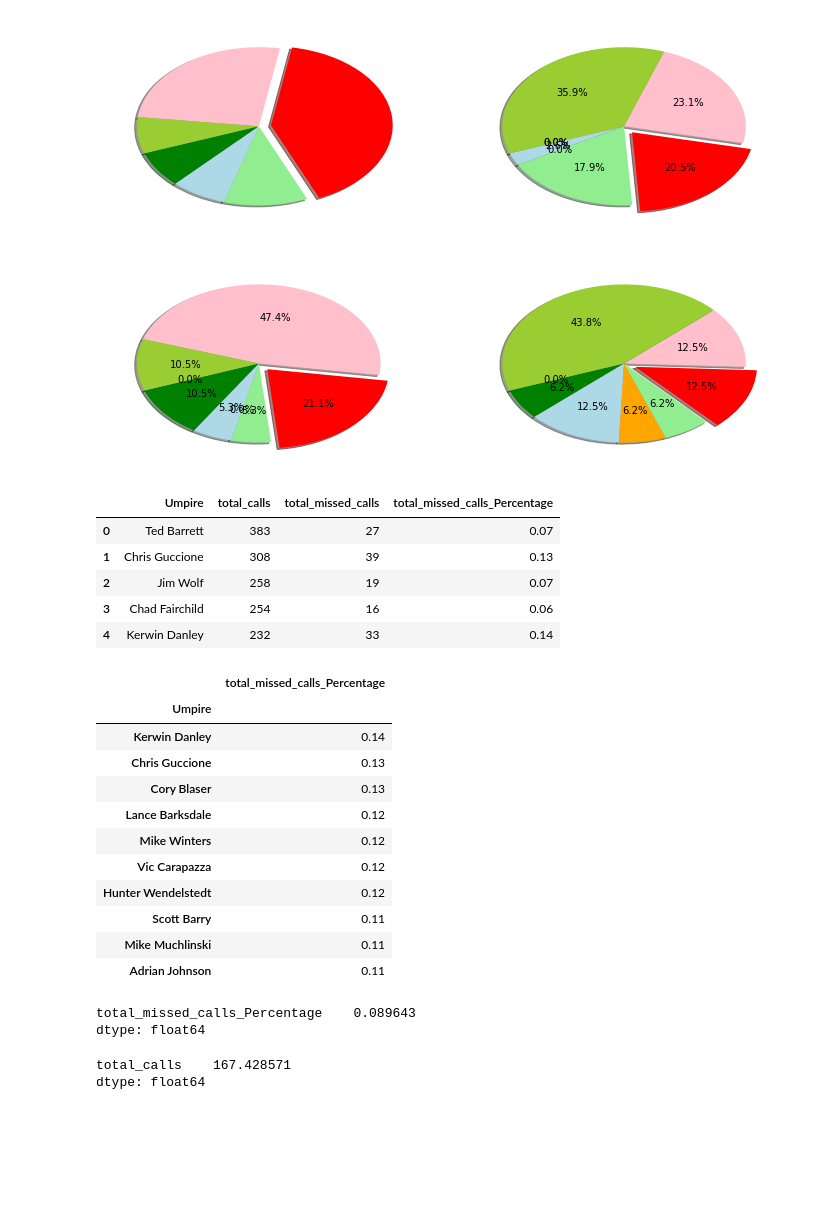
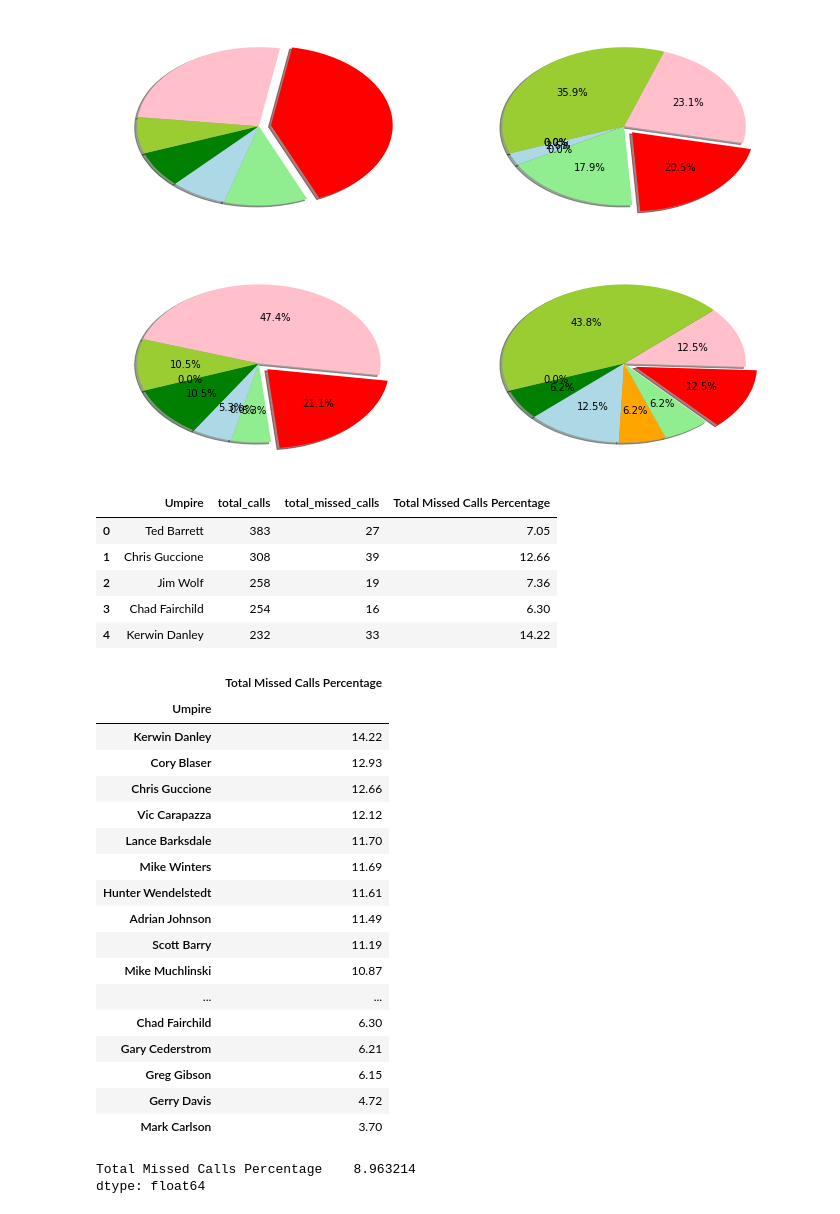
Before and after one commit to ForrestMcDougal/MLB-Postseason-Umpire-Analysis, a Jupyter notebook: Charts - NEW CHARTS.ipynb, the cells around one changed output. Saved outputs shown, nothing was run; the diff lists cells and outputs as text; code cells hidden in the pictures; blank space fills up the shorter version.

```diff
--- a/Charts - NEW CHARTS.ipynb
+++ b/Charts - NEW CHARTS.ipynb
@@ -1173,16 +1173,16 @@ total_and_bad_calls = pd.merge(total_calls_sum, bad_calls_sum, on="Umpire")
 
 
 # find the percentage of bad pitches to a field called "total_missed_calls_Percentage"
-umpire_percent_bad = round(total_and_bad_calls["total_missed_calls"]/total_and_bad_calls["total_calls"],2)
-total_and_bad_calls["total_missed_calls_Percentage"] = umpire_percent_bad
+umpire_percent_bad = round((total_and_bad_calls["total_missed_calls"]/total_and_bad_calls["total_calls"])*100,2)
+total_and_bad_calls["Total Missed Calls Percentage"] = umpire_percent_bad
 total_and_bad_calls.head()
 # %% [output]
-|  | Umpire | total_calls | total_missed_calls | total_missed_calls_Percentage |
-| 0 | Ted Barrett | 383 | 27 | 0.07 |
-| 1 | Chris Guccione | 308 | 39 | 0.13 |
-| 2 | Jim Wolf | 258 | 19 | 0.07 |
-| 3 | Chad Fairchild | 254 | 16 | 0.06 |
-| 4 | Kerwin Danley | 232 | 33 | 0.14 |
+|  | Umpire | total_calls | total_missed_calls | Total Missed Calls Percentage |
+| 0 | Ted Barrett | 383 | 27 | 7.05 |
+| 1 | Chris Guccione | 308 | 39 | 12.66 |
+| 2 | Jim Wolf | 258 | 19 | 7.36 |
+| 3 | Chad Fairchild | 254 | 16 | 6.30 |
+| 4 | Kerwin Danley | 232 | 33 | 14.22 |
 # %%
 ##### TOGGLE THESE TWO GROUPS (G1 and G2) to change the sort
 
@@ -1193,33 +1193,39 @@ total_and_bad_calls.head()
 # total_and_bad_calls_missed = total_and_bad_calls_missed.set_index("Umpire")
 
 # sort on % misscalls (G2)
-total_and_bad_calls_sort = total_and_bad_calls.sort_values("total_missed_calls_Percentage", ascending=False)
+total_and_bad_calls_sort = total_and_bad_calls.sort_values("Total Missed Calls Percentage", ascending=False)
 total_and_bad_calls_missed = pd.DataFrame(total_and_bad_calls_sort, columns=[
-                        "Umpire", "total_missed_calls_Percentage"])
+                        "Umpire", "Total Missed Calls Percentage"])
 total_and_bad_calls_missed = total_and_bad_calls_missed.set_index("Umpire")
 # %%
 
 # total calls in order of total calss
 total_calls_for_dubblechart = pd.DataFrame(total_and_bad_calls_sort, columns=[
                         "Umpire", "total_calls"])
 total_calls_for_dubblechart = total_calls_for_dubblechart.set_index("Umpire")
 
 
 # total_and_bad_calls_missed_sort = total_and_bad_calls_missed.sort_values("Balls_Percentage", ascending=False)
-total_and_bad_calls_missed.head(10)
+total_and_bad_calls_missed.head(50)
 # %% [output]
-|  | total_missed_calls_Percentage |
+|  | Total Missed Calls Percentage |
 | Umpire |  |
-| Kerwin Danley | 0.14 |
-| Chris Guccione | 0.13 |
-| Cory Blaser | 0.13 |
-| Lance Barksdale | 0.12 |
-| Mike Winters | 0.12 |
-| Vic Carapazza | 0.12 |
-| Hunter Wendelstedt | 0.12 |
-| Scott Barry | 0.11 |
-| Mike Muchlinski | 0.11 |
-| Adrian Johnson | 0.11 |
+| Kerwin Danley | 14.22 |
+| Cory Blaser | 12.93 |
+| Chris Guccione | 12.66 |
+| Vic Carapazza | 12.12 |
+| Lance Barksdale | 11.70 |
+| Mike Winters | 11.69 |
+| Hunter Wendelstedt | 11.61 |
+| Adrian Johnson | 11.49 |
+| Scott Barry | 11.19 |
+| Mike Muchlinski | 10.87 |
+| ... | ... |
+| Chad Fairchild | 6.30 |
+| Gary Cederstrom | 6.21 |
+| Greg Gibson | 6.15 |
+| Gerry Davis | 4.72 |
+| Mark Carlson | 3.70 |
 # %%
 # The total calls chart by its self
 
@@ -1250,15 +1256,13 @@ total_and_bad_calls_missed.head(10)
 # # plt.show()
 # %%
 # Time to find the average total_and_bad_calls_missed
+total_and_bad_calls_missed.mean()
+# tmcper = total_and_bad_calls_missed.mean()
 
-total_and_bad_calls_missed.mean()
+# tmcper
+
+# tmcper["total_missed_calls_Percentage"] = tmcper['total_missed_calls_Percentage'].astype('str')
+# tmcper
 # %% [output]
-total_missed_calls_Percentage    0.089643
+Total Missed Calls Percentage    8.963214
 dtype: float64
-# %%
-# Time to find the average total_calls_for_dubblechart
-
-total_calls_for_dubblechart.mean()
-# %% [output]
-total_calls    167.428571
-dtype: float64
```
Also changed, not shown: parts of 7 cells of this notebook, 2 other files.
